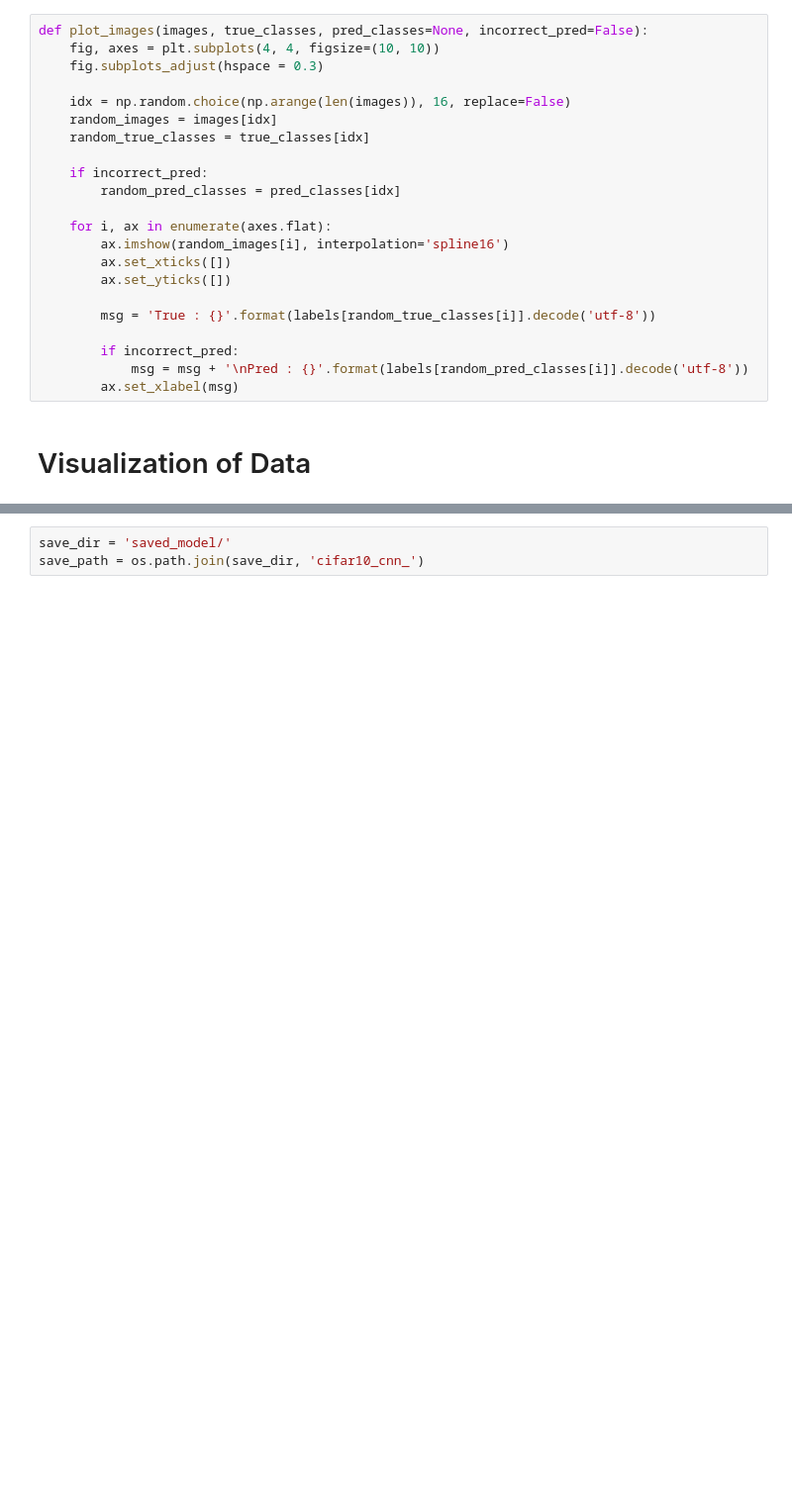
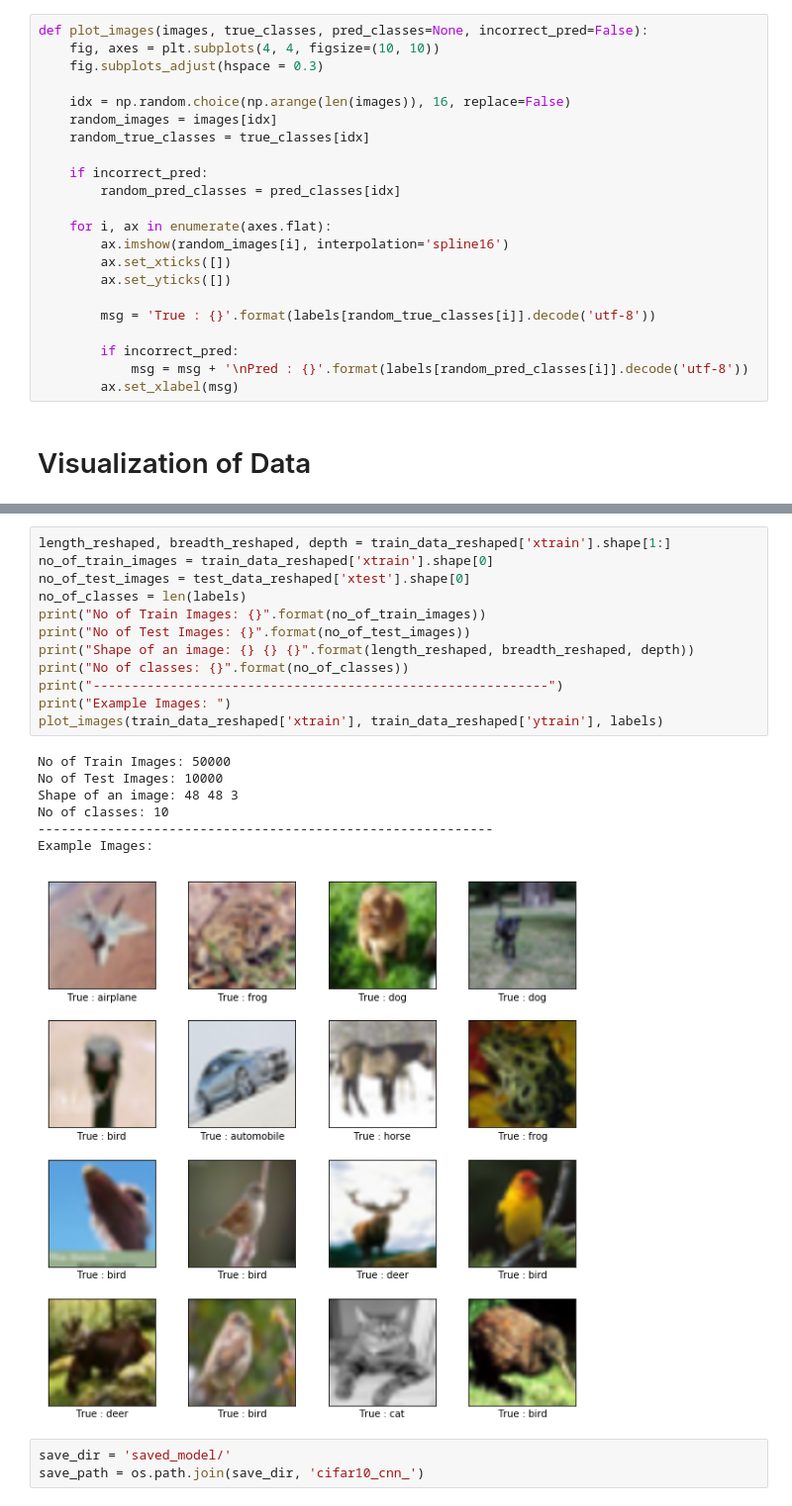
Before and after one commit to Prateekj2903/Cifar10-CNN, a Jupyter notebook: Cifar10.ipynb, the cells around one changed output, grey strips where cells are left out. Shown at 99% size. Cells and saved outputs as stored; diff of their text form; blank space fills up the shorter version.

```diff
--- a/Cifar10.ipynb
+++ b/Cifar10.ipynb
@@ -77,3 +90,23 @@ Example Images:
+# %%
+length_reshaped, breadth_reshaped, depth = train_data_reshaped['xtrain'].shape[1:]
+no_of_train_images = train_data_reshaped['xtrain'].shape[0]
+no_of_test_images = test_data_reshaped['xtest'].shape[0]
+no_of_classes = len(labels)
+print("No of Train Images: {}".format(no_of_train_images))
+print("No of Test Images: {}".format(no_of_test_images))
+print("Shape of an image: {} {} {}".format(length_reshaped, breadth_reshaped, depth))
+print("No of classes: {}".format(no_of_classes))
+print("-----------------------------------------------------------")
+print("Example Images: ")
+plot_images(train_data_reshaped['xtrain'], train_data_reshaped['ytrain'], labels)
+# %% [output]
+No of Train Images: 50000
+No of Test Images: 10000
+Shape of an image: 48 48 3
+No of classes: 10
+-----------------------------------------------------------
+Example Images:
+[figure, added]
 # %%
 save_dir = 'saved_model/'
 save_path = os.path.join(save_dir, 'cifar10_cnn_')
```
Also changed, not shown: parts of 21 cells of this notebook.
